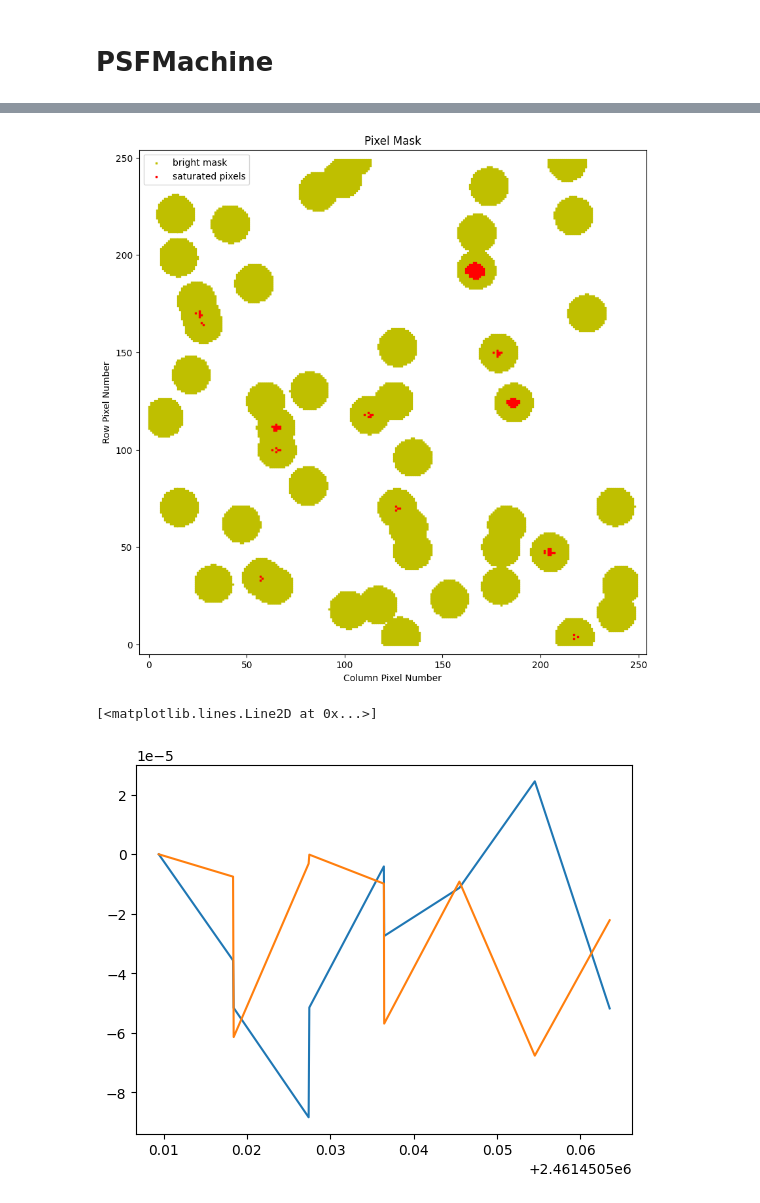
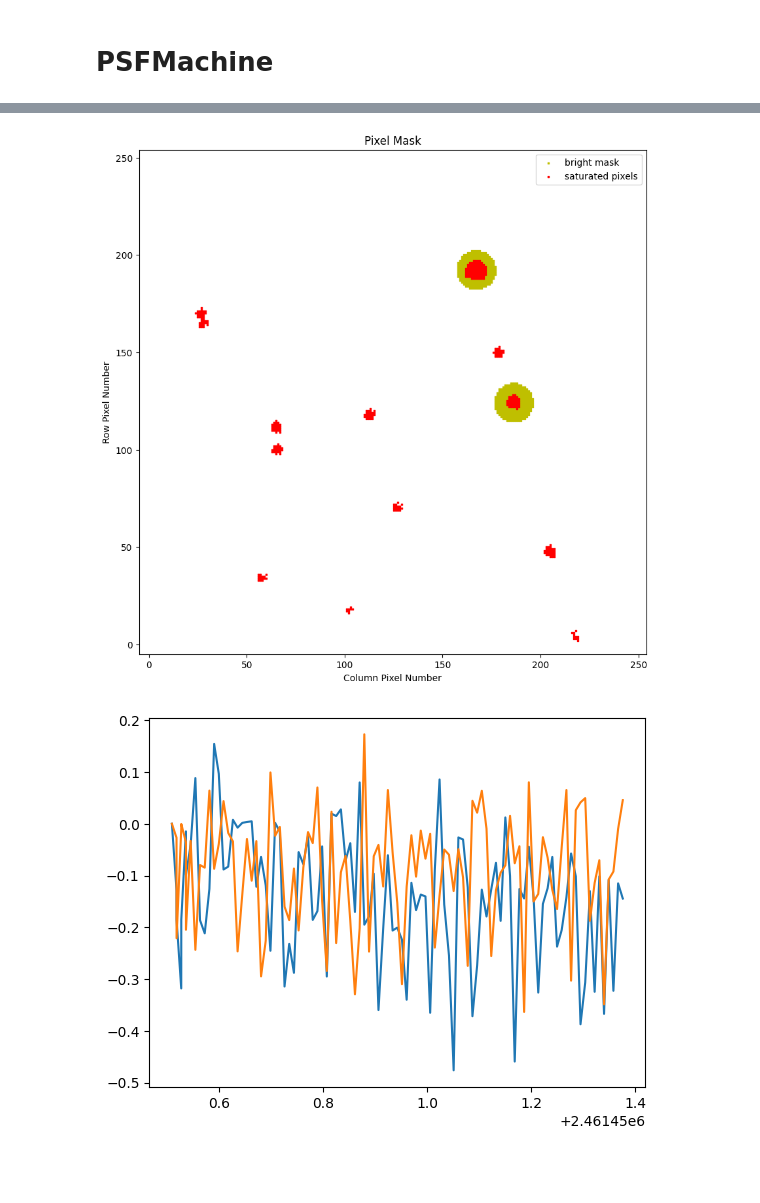
Before and after one commit to jorgemarpa/roman-lcs, a Jupyter notebook: notebooks/roman_psfmachine_test.ipynb, the cells around one changed output, grey strips where cells are left out. Drawn from its saved outputs; the diff is of its cells as text; code cells hidden in the pictures; blank space fills up the shorter version.

```diff
--- a/notebooks/roman_psfmachine_test.ipynb
+++ b/notebooks/roman_psfmachine_test.ipynb
@@ -51,7 +51,7 @@ catalog
 | 18549 | 18550 | 227.218897 | 32.953026 | 22.647 | 268.280781 | -28.750458 | 90.499602 | 9.513128 |
 18551 rows × 8 columns
 # %%
-sources = catalog.query("F146 < 21")
+sources = catalog.query("F146 < 22")
 sources = sources.rename(columns={"ra_deg": "ra", "dec_deg": "dec", "xcol": "column", "ycol": "row"})
 sources
 # %% [output]
@@ -72,7 +72,7 @@ sources
 # PSFMachine
 # %%
 mac = RomanMachine.from_file(
-    ff[:10],
+    ff[:100],
     sources=sources,
     sparse_dist_lim=2,
     sources_flux_column="flux"
@@ -88,5 +88,5 @@ mac.plot_image(sources=True, frame_index=5);
 # %%
-mac._mask_pixels(magnitude_bright_limit=17)
+mac._mask_pixels(magnitude_bright_limit=13)
 _ = mac.plot_pixel_masks()
 # %% [output]
-[figure, old version]
+[figure, new version]
@@ -95,6 +93,7 @@ mac._pointing_offset
 # %%
-plt.plot(mac.time, mac.ra_offset)
-plt.plot(mac.time, mac.dec_offset)
+mac._pointing_offset()
+
+plt.plot(mac.time, mac.ra_offset*3600);
+plt.plot(mac.time, mac.dec_offset*3600);
 # %% [output]
-[<matplotlib.lines.Line2D at 0x...>]
-[figure, old version]
+[figure, new version]
```
Also changed, not shown: parts of 10 cells of this notebook, 1 other file.
